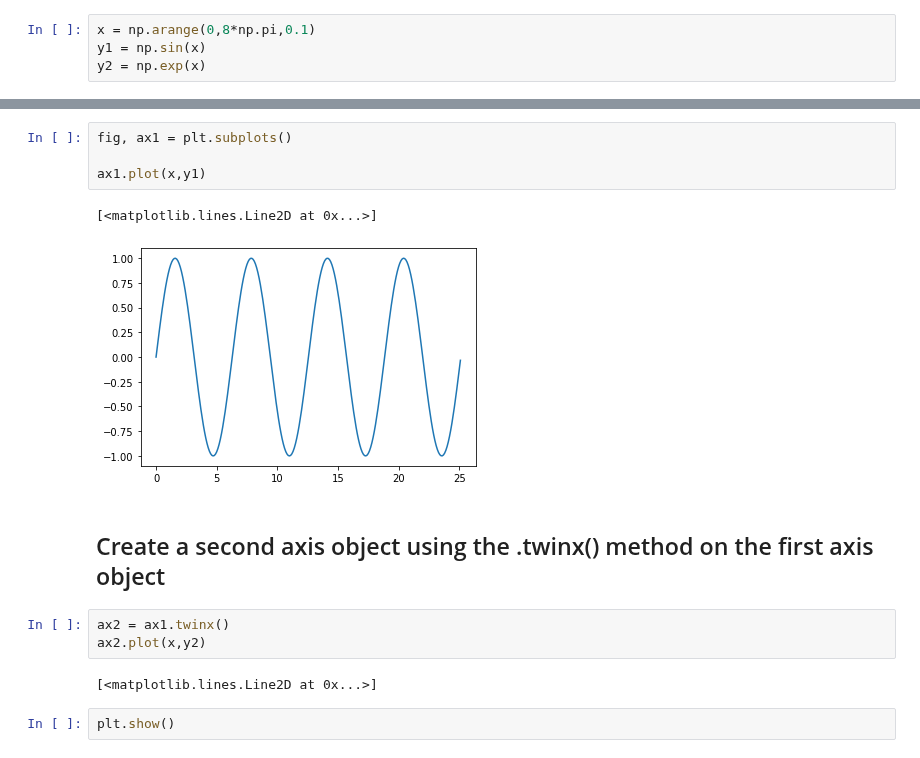
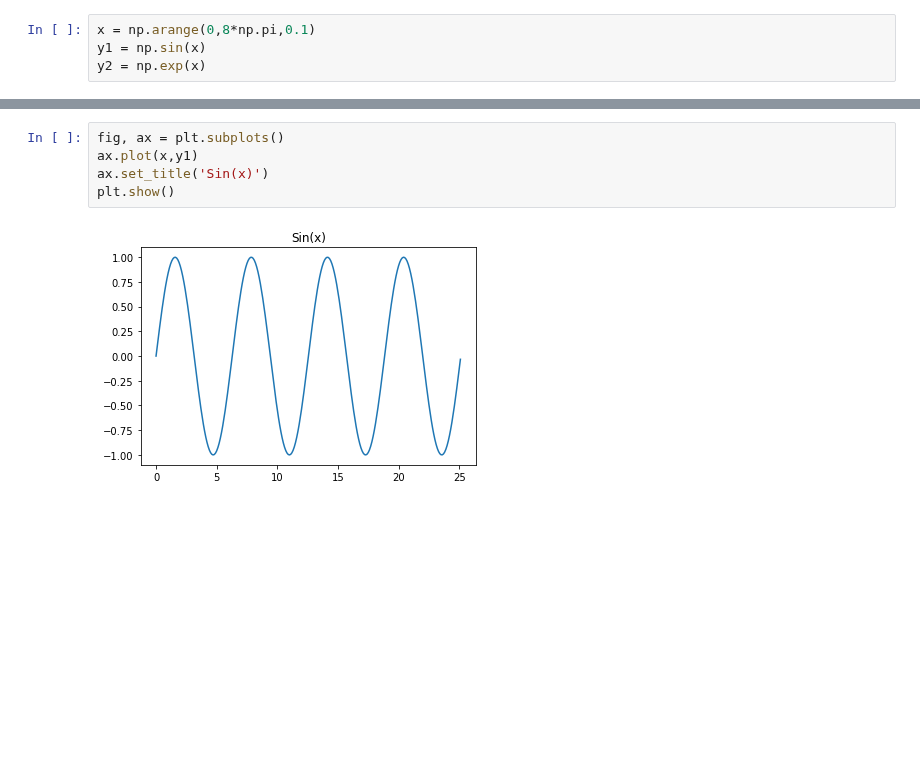
Before and after one commit to ProfessorKazarinoff/staticsite, a Jupyter notebook: content/code/matplotlib_plots/yy-plots.ipynb, the cells around one changed output, grey strips where cells are left out. Saved outputs shown, nothing was run; the diff lists cells and outputs as text; blank space fills up the shorter version.

```diff
--- a/content/code/matplotlib_plots/yy-plots.ipynb
+++ b/content/code/matplotlib_plots/yy-plots.ipynb
@@ -70,16 +64,7 @@ y2 = np.exp(x)
 # %%
-fig, ax1 = plt.subplots()
-
-ax1.plot(x,y1)
+fig, ax = plt.subplots()
+ax.plot(x,y1)
+ax.set_title('Sin(x)')
+plt.show()
 # %% [output]
-[<matplotlib.lines.Line2D at 0x...>]
-[figure, old version]
+[figure, new version]
-# %% [markdown]
-## Create a second axis object using the .twinx() method on the first axis object
-# %%
-ax2 = ax1.twinx()
-ax2.plot(x,y2)
-# %% [output]
-[<matplotlib.lines.Line2D at 0x...>]
-# %%
-plt.show()
```
Also changed, not shown: parts of 21 cells of this notebook.
